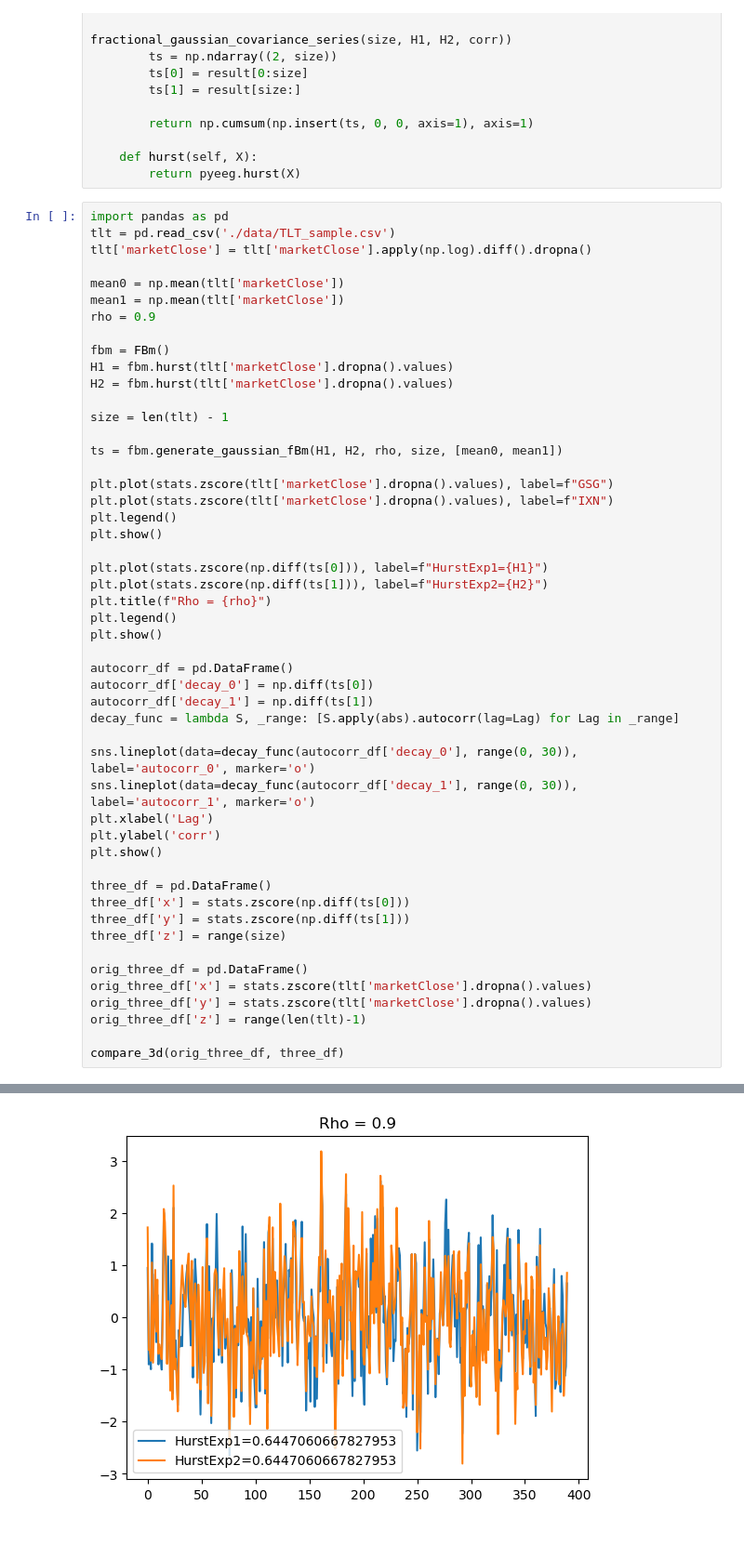
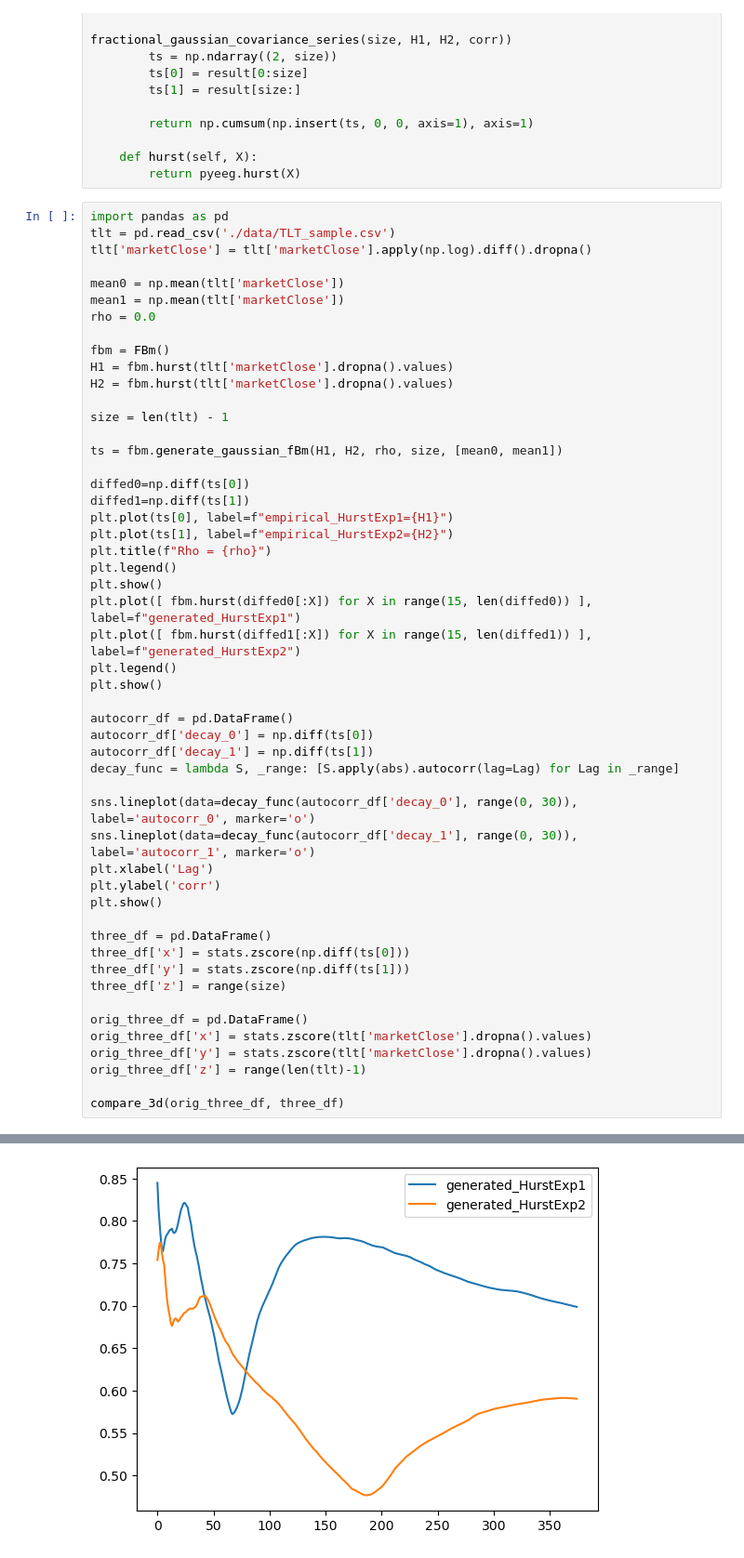
Before and after one commit to regimelab/notebooks, a Jupyter notebook: fractional_brownian_motion.ipynb, the cells around one changed output, grey strips where cells are left out. Shown at 93% size. Cells and saved outputs as stored; diff of their text form.

```diff
--- a/fractional_brownian_motion.ipynb
+++ b/fractional_brownian_motion.ipynb
@@ -47,7 +58,7 @@ tlt['marketClose'] = tlt['marketClose'].apply(np.log).diff().dropna()
 
 mean0 = np.mean(tlt['marketClose'])
 mean1 = np.mean(tlt['marketClose'])
-rho = 0.9
+rho = 0.0
 
 fbm = FBm()
 H1 = fbm.hurst(tlt['marketClose'].dropna().values)
@@ -57,14 +68,15 @@ size = len(tlt) - 1
 
 ts = fbm.generate_gaussian_fBm(H1, H2, rho, size, [mean0, mean1])
 
-plt.plot(stats.zscore(tlt['marketClose'].dropna().values), label=f"GSG")
-plt.plot(stats.zscore(tlt['marketClose'].dropna().values), label=f"IXN")
+diffed0=np.diff(ts[0])
+diffed1=np.diff(ts[1])
+plt.plot(ts[0], label=f"empirical_HurstExp1={H1}")
+plt.plot(ts[1], label=f"empirical_HurstExp2={H2}")
+plt.title(f"Rho = {rho}")
 plt.legend()
 plt.show()
-
-plt.plot(stats.zscore(np.diff(ts[0])), label=f"HurstExp1={H1}")
-plt.plot(stats.zscore(np.diff(ts[1])), label=f"HurstExp2={H2}")
-plt.title(f"Rho = {rho}")
+plt.plot([ fbm.hurst(diffed0[:X]) for X in range(15, len(diffed0)) ], label=f"generated_HurstExp1")
+plt.plot([ fbm.hurst(diffed1[:X]) for X in range(15, len(diffed1)) ], label=f"generated_HurstExp2")
 plt.legend()
 plt.show()
 
@@ -95 +107 @@ compare_3d(orig_three_df, three_df)
-[figure, old version]
+[figure, new version]
```
Also changed, not shown: parts of 2 cells of this notebook.
